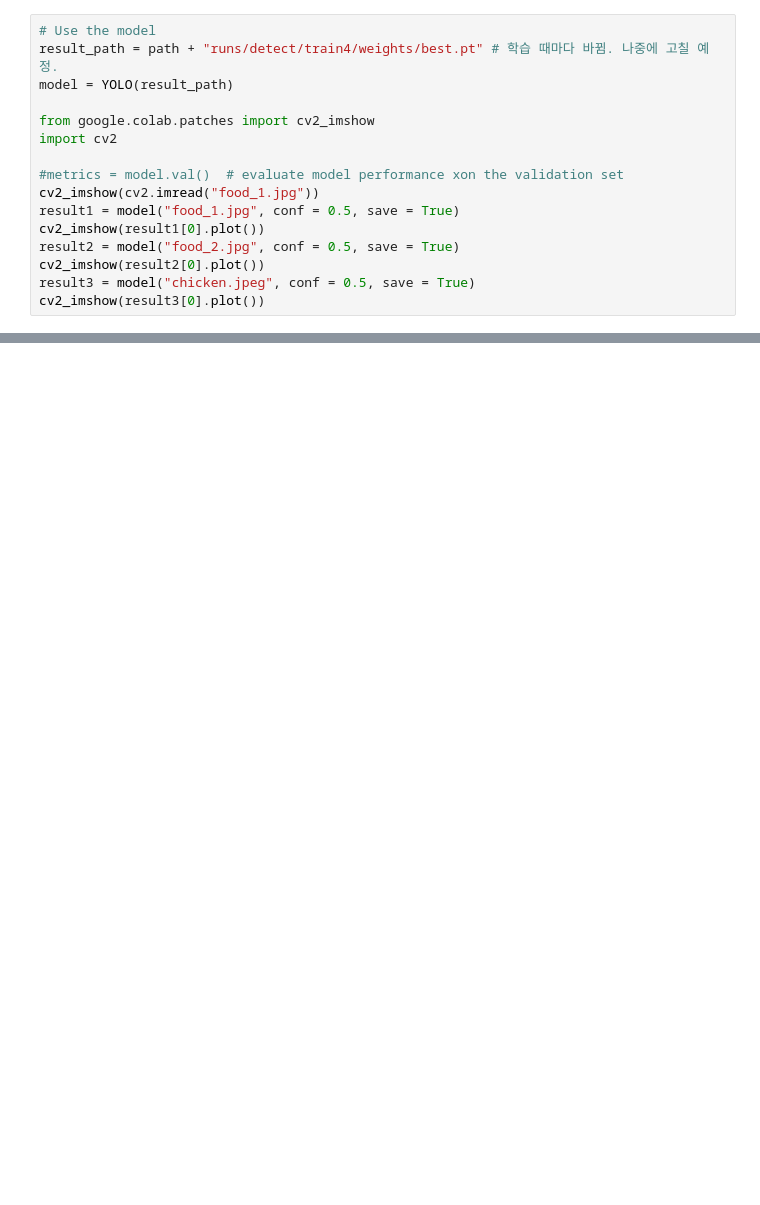
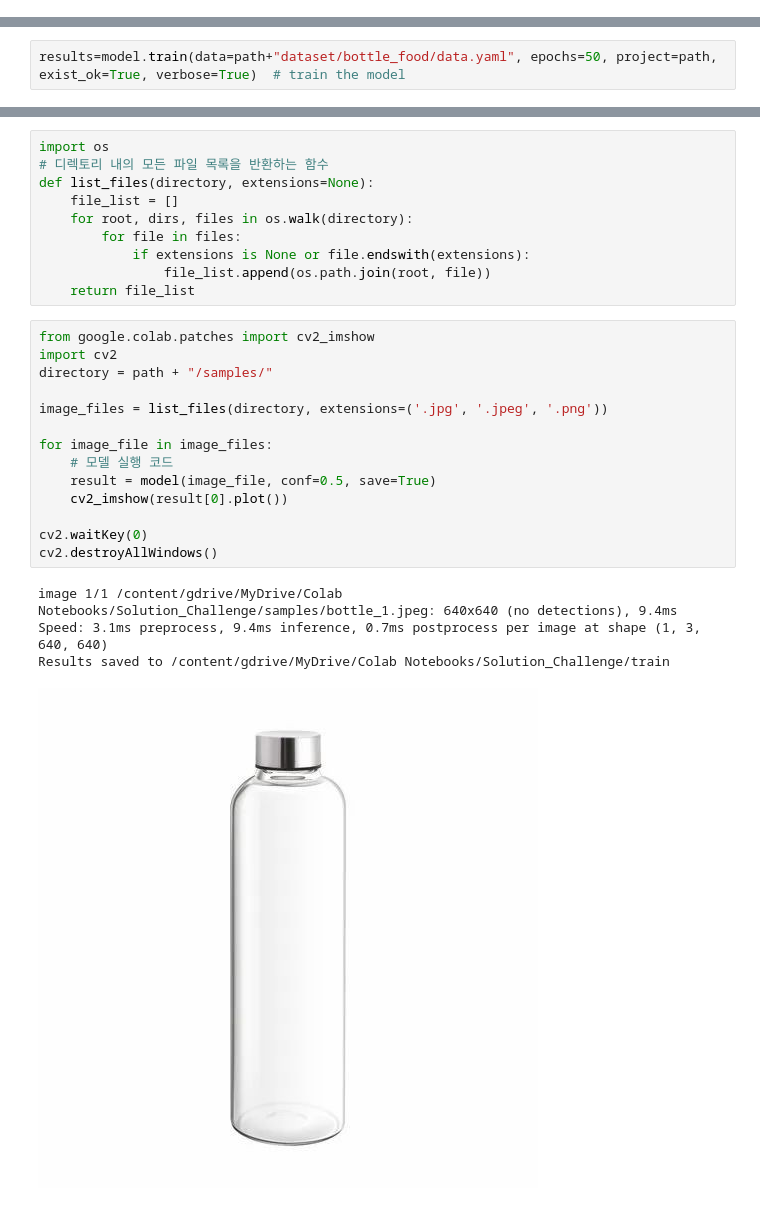
Before and after one commit to CLIP-CLImate-Protection/CLIP_AI, a Jupyter notebook: Object_Detection_YOLOv8.ipynb, the cells around one changed output, grey strips where cells are left out. Drawn from its saved outputs; the diff is of its cells as text; blank space fills up the shorter version.

Commit message:
FEAT: train with food and bottle label data

```diff
--- a/Object_Detection_YOLOv8.ipynb
+++ b/Object_Detection_YOLOv8.ipynb
@@ -79,16 +38,0 @@ Starting training for 50 epochs...
-# %%
-# Use the model
-result_path = path + "runs/detect/train4/weights/best.pt" # 학습 때마다 바뀜. 나중에 고칠 예정.
-model = YOLO(result_path)
-
-from google.colab.patches import cv2_imshow
-import cv2
-
-#metrics = model.val()  # evaluate model performance xon the validation set
-cv2_imshow(cv2.imread("food_1.jpg"))
-result1 = model("food_1.jpg", conf = 0.5, save = True)
-cv2_imshow(result1[0].plot())
-result2 = model("food_2.jpg", conf = 0.5, save = True)
-cv2_imshow(result2[0].plot())
-result3 = model("chicken.jpeg", conf = 0.5, save = True)
-cv2_imshow(result3[0].plot())
@@ -108,0 +39,2 @@ Results saved to runs/detect/predict2
+# %%
+results=model.train(data=path+"dataset/bottle_food/data.yaml", epochs=50, project=path, exist_ok=True, verbose=True)  # train the model
@@ -108,0 +80,29 @@ Results saved to runs/detect/predict2
+# %%
+import os
+# 디렉토리 내의 모든 파일 목록을 반환하는 함수
+def list_files(directory, extensions=None):
+    file_list = []
+    for root, dirs, files in os.walk(directory):
+        for file in files:
+            if extensions is None or file.endswith(extensions):
+                file_list.append(os.path.join(root, file))
+    return file_list
+# %%
+from google.colab.patches import cv2_imshow
+import cv2
+directory = path + "/samples/"
+
+image_files = list_files(directory, extensions=('.jpg', '.jpeg', '.png'))
+
+for image_file in image_files:
+    # 모델 실행 코드
+    result = model(image_file, conf=0.5, save=True)
+    cv2_imshow(result[0].plot())
+
+cv2.waitKey(0)
+cv2.destroyAllWindows()
+# %% [output]
+image 1/1 /content/gdrive/MyDrive/Colab Notebooks/Solution_Challenge/samples/bottle_1.jpeg: 640x640 (no detections), 9.4ms
+Speed: 3.1ms preprocess, 9.4ms inference, 0.7ms postprocess per image at shape (1, 3, 640, 640)
+Results saved to /content/gdrive/MyDrive/Colab Notebooks/Solution_Challenge/train
+[figure, added]
```
Also changed, not shown: parts of 6 cells of this notebook.
